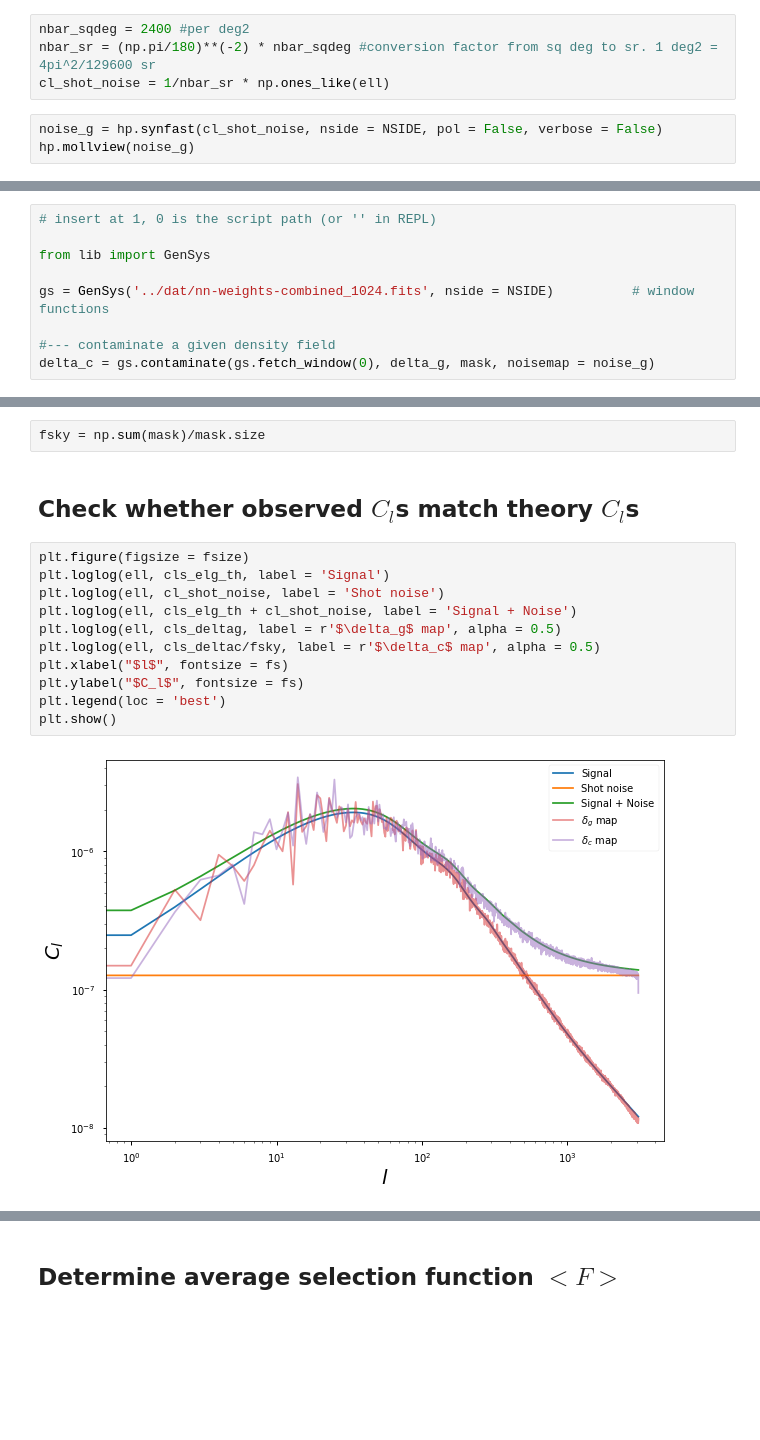
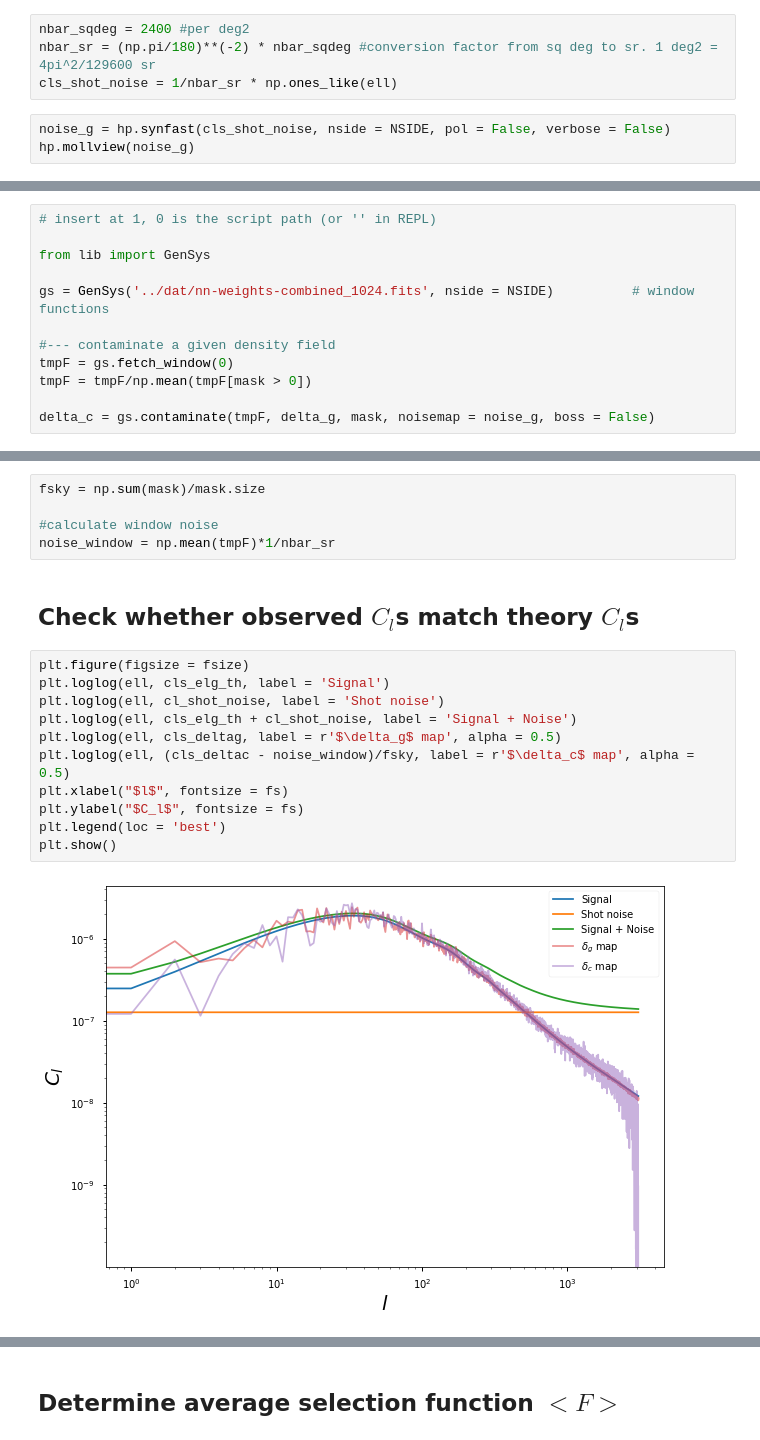
Before and after one commit to tanveerkarim/imaging-sys-covariance, a Jupyter notebook: notebooks/Cov_Matrix_Window.ipynb, the cells around one changed output, grey strips where cells are left out. Cells and saved outputs as stored; diff of their text form; blank space fills up the shorter version.

```diff
--- a/notebooks/Cov_Matrix_Window.ipynb
+++ b/notebooks/Cov_Matrix_Window.ipynb
@@ -77,8 +78,8 @@ hp.mollview(delta_g)
 # %%
 nbar_sqdeg = 2400 #per deg2
 nbar_sr = (np.pi/180)**(-2) * nbar_sqdeg #conversion factor from sq deg to sr. 1 deg2 = 4pi^2/129600 sr
-cl_shot_noise = 1/nbar_sr * np.ones_like(ell)
+cls_shot_noise = 1/nbar_sr * np.ones_like(ell)
 # %%
-noise_g = hp.synfast(cl_shot_noise, nside = NSIDE, pol = False, verbose = False)
+noise_g = hp.synfast(cls_shot_noise, nside = NSIDE, pol = False, verbose = False)
 hp.mollview(noise_g)
 # %% [output]
@@ -107,6 +108,9 @@ from lib import GenSys
 gs = GenSys('../dat/nn-weights-combined_1024.fits', nside = NSIDE)          # window functions
 
 #--- contaminate a given density field
-delta_c = gs.contaminate(gs.fetch_window(0), delta_g, mask, noisemap = noise_g)
+tmpF = gs.fetch_window(0)
+tmpF = tmpF/np.mean(tmpF[mask > 0])
+
+delta_c = gs.contaminate(tmpF, delta_g, mask, noisemap = noise_g, boss = False)
 # %% [output]
 # of selection functions:  (4805767, 100)
@@ -129,18 +134,21 @@ cls_deltac = hp.anafast(delta_c, lmax=LMAX - 1, pol=False)
 Calculate $f_{\rm sky}$
 # %%
 fsky = np.sum(mask)/mask.size
+
+#calculate window noise
+noise_window = np.mean(tmpF)*1/nbar_sr
 # %% [markdown]
 ## Check whether observed $C_l$s match theory $C_l$s
 # %%
 plt.figure(figsize = fsize)
 plt.loglog(ell, cls_elg_th, label = 'Signal')
 plt.loglog(ell, cl_shot_noise, label = 'Shot noise')
 plt.loglog(ell, cls_elg_th + cl_shot_noise, label = 'Signal + Noise')
 plt.loglog(ell, cls_deltag, label = r'$\delta_g$ map', alpha = 0.5)
-plt.loglog(ell, cls_deltac/fsky, label = r'$\delta_c$ map', alpha = 0.5)
+plt.loglog(ell, (cls_deltac - noise_window)/fsky, label = r'$\delta_c$ map', alpha = 0.5)
 plt.xlabel("$l$", fontsize = fs)
 plt.ylabel("$C_l$", fontsize = fs)
 plt.legend(loc = 'best')
 plt.show()
 # %% [output]
-[figure, old version]
+[figure, new version]
```
Also changed, not shown: parts of 60 cells of this notebook, 7 other files.
